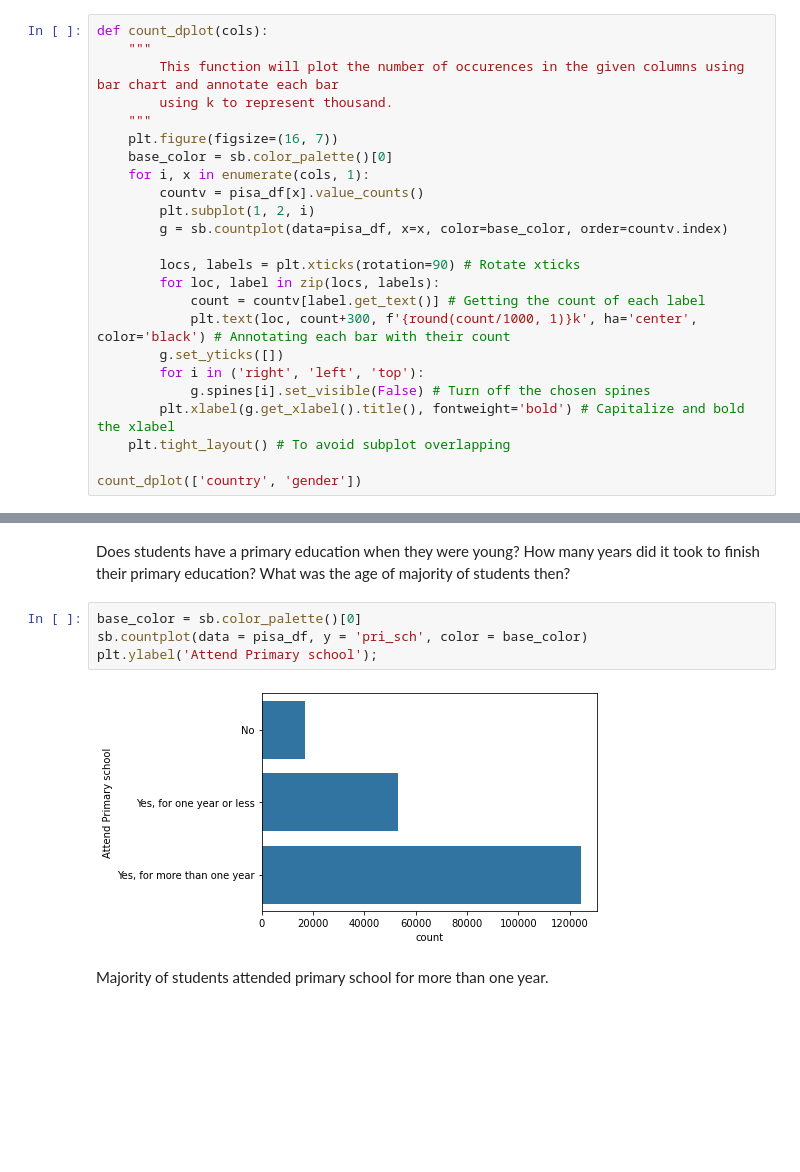
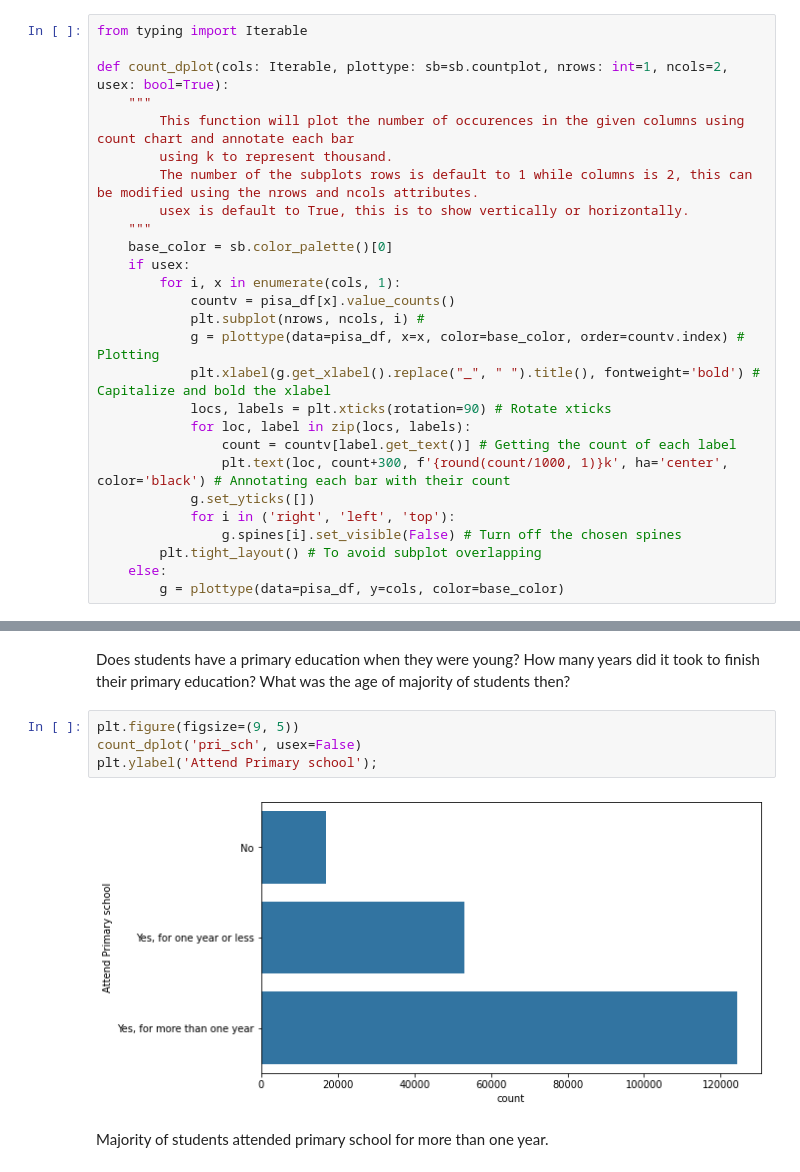
Before and after one commit to comsavvy/Students-Performance-Evaluation, a Jupyter notebook: Part_I_exploration_template.ipynb, the cells around one changed output, grey strips where cells are left out. Saved outputs shown, nothing was run; the diff lists cells and outputs as text; blank space fills up the shorter version.

```diff
--- a/Part_I_exploration_template.ipynb
+++ b/Part_I_exploration_template.ipynb
@@ -493,26 +493,29 @@ In this section, investigation will be done on the distribution of individual va
 # %% [markdown]
 Which country has the highest number of students that fill the survey and which gender is the higest?
 # %%
-def count_dplot(cols):
+from typing import Iterable
+
+def count_dplot(cols: Iterable, plottype: sb=sb.countplot, nrows: int=1, ncols=2, usex: bool=True):
     """
-        This function will plot the number of occurences in the given columns using bar chart and annotate each bar
+        This function will plot the number of occurences in the given columns using count chart and annotate each bar
         using k to represent thousand.
+        The number of the subplots rows is default to 1 while columns is 2, this can be modified using the nrows and ncols attributes.
+        usex is default to True, this is to show vertically or horizontally.
     """
-    plt.figure(figsize=(16, 7))
     base_color = sb.color_palette()[0]
-    for i, x in enumerate(cols, 1):
-        countv = pisa_df[x].value_counts()
-        plt.subplot(1, 2, i)
-        g = sb.countplot(data=pisa_df, x=x, color=base_color, order=countv.index)
-
-        locs, labels = plt.xticks(rotation=90) # Rotate xticks
-        for loc, label in zip(locs, labels):
-            count = countv[label.get_text()] # Getting the count of each label
-            plt.text(loc, count+300, f'{round(count/1000, 1)}k', ha='center', color='black') # Annotating each bar with their count
-        g.set_yticks([])
-        for i in ('right', 'left', 'top'):
-            g.spines[i].set_visible(False) # Turn off the chosen spines
-        plt.xlabel(g.get_xlabel().title(), fontweight='bold') # Capitalize and bold the xlabel
-    plt.tight_layout() # To avoid subplot overlapping
-
-count_dplot(['country', 'gender'])
+    if usex:
+        for i, x in enumerate(cols, 1):
+            countv = pisa_df[x].value_counts()
+            plt.subplot(nrows, ncols, i) #
+            g = plottype(data=pisa_df, x=x, color=base_color, order=countv.index) # Plotting
+            plt.xlabel(g.get_xlabel().replace("_", " ").title(), fontweight='bold') # Capitalize and bold the xlabel
+            locs, labels = plt.xticks(rotation=90) # Rotate xticks
+            for loc, label in zip(locs, labels):
+                count = countv[label.get_text()] # Getting the count of each label
+                plt.text(loc, count+300, f'{round(count/1000, 1)}k', ha='center', color='black') # Annotating each bar with their count
+            g.set_yticks([])
+            for i in ('right', 'left', 'top'):
+                g.spines[i].set_visible(False) # Turn off the chosen spines
+        plt.tight_layout() # To avoid subplot overlapping
+    else:
+        g = plottype(data=pisa_df, y=cols, color=base_color)
@@ -524,12 +530,12 @@ Most of the students that fill the survey comes from Spain, Canada and Brazil wi
 ### Students Primary Education
 # %% [markdown]
 Does students have a primary education when they were young? How many years did it took to finish their primary education? What was the age of majority of students then?
-# %%
-base_color = sb.color_palette()[0]
-sb.countplot(data = pisa_df, y = 'pri_sch', color = base_color)
-plt.ylabel('Attend Primary school');
-# %% [output]
-[figure, removed]
+# %%
+plt.figure(figsize=(9, 5))
+count_dplot('pri_sch', usex=False)
+plt.ylabel('Attend Primary school');
+# %% [output]
+[figure, added]
 # %% [markdown]
 Majority of students attended primary school for more than one year.
 # %%
```
Also changed, not shown: parts of 12 cells of this notebook.
